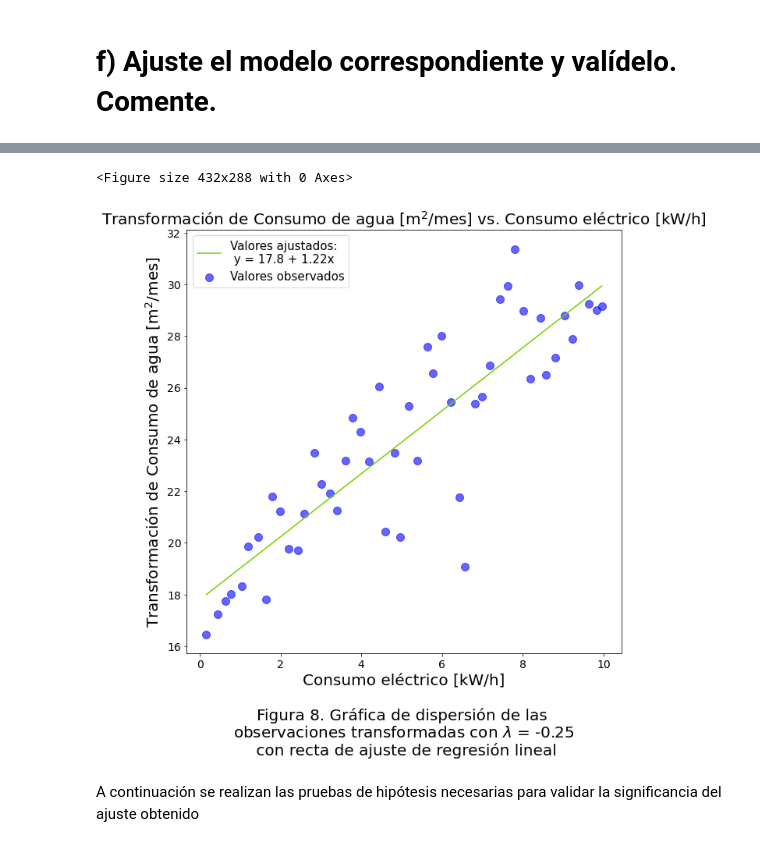
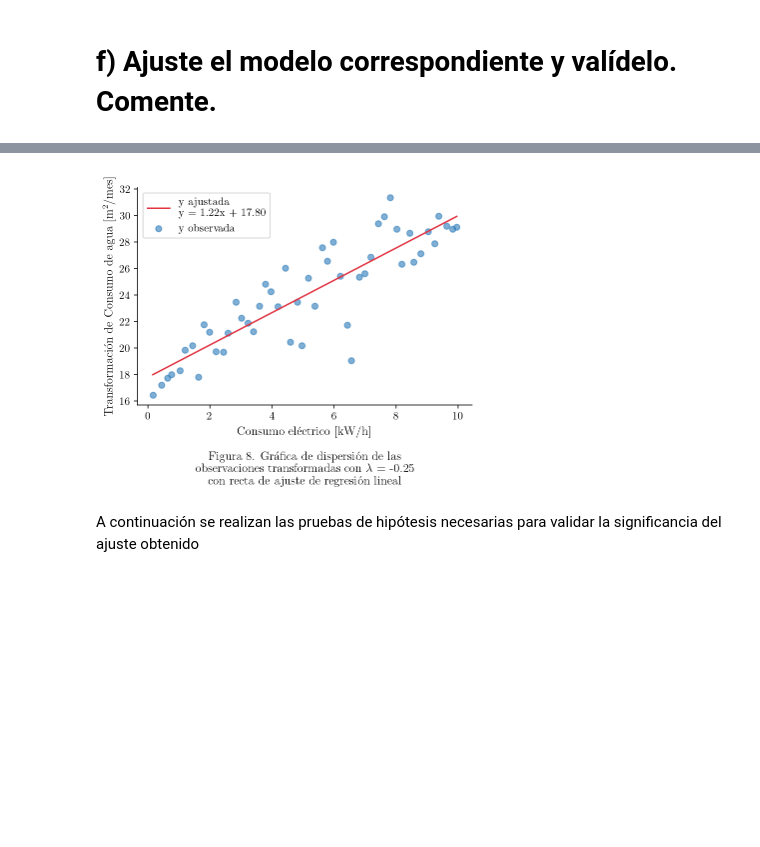
Before and after one commit to cegm/EA2-Entregables, a Jupyter notebook: Controles/Control 2/Control 2.ipynb, the cells around one changed output, grey strips where cells are left out. Drawn from its saved outputs; the diff is of its cells as text; code cells hidden in the pictures; blank space fills up the shorter version.

```diff
--- a/Controles/Control 2/Control 2.ipynb
+++ b/Controles/Control 2/Control 2.ipynb
@@ -21,16 +21,13 @@ from scipy import stats
 
 pd.options.display.precision = 2 # Para 2 decimales.
 
-"""
 %matplotlib inline
 %config InlineBackend.figure_format = 'retina'
 
 #Options
 params = {'font.family':'STIXGeneral',
           'text.usetex' : True,
-          'font.size' : 11,
-          #'figure.dpi':100
+          'font.size' : 11
           }
 
 plt.rcParams.update(params)
-"""
@@ -303,6 +383,3 @@ Como podemos observar, ambos tipos de consumo tienen una tendencia creciente. Si
 Por otro lado, a pesar de que el `consumo de agua` empieza con cambios pequeños y crecientes, después de la quinta observación podemos notar que se presentan cambios más grandes entre cada observación y no todos los consumos son mayores que los anteriores. En resumen, los valores del `consumo de agua` tienen más variabilidad que los del `consumo eléctrico`.
 
 Ahora, vamos a graficar los datos tomando en cuenta al `Consumo eléctrico` como la variable independiente y al `Consumo de agua` como la variable dependiente.
-# %%
-caption = "Figura 2. Gráfica de dispersión de la observaciones originales"
-scatter_fit_plot(df, pretty_columns[0], pretty_columns[1], caption)
@@ -328,3 +432,0 @@ y=2.88+1.3X
-# %%
-caption = "Figura 3. Gráfica de de dispersión de las observaciones \n originales con recta de ajuste de regresión lineal"
-scatter_fit_plot(df, pretty_columns[0], pretty_columns[1], caption, y_fit = pretty_columns[2], beta_0 = beta_0, beta_1 = beta_1)
@@ -525,6 +616,16 @@ pretty_columns = ["Consumo eléctrico [kW/h]",
                   "Transformación de Consumo de agua [m$^2$/mes]"]
 df.columns = pretty_columns
 
-caption = "Figura 7. Gráfica de dispersión de las \n" +  r"observaciones transformadas con $\lambda$ = -0.25"
-scatter_fit_plot(df, pretty_columns[0], pretty_columns[3], caption, trans = True)
+params = {
+    'X': df['Consumo eléctrico [kW/h]'],
+    'y': df['Transformación de Consumo de agua [m$^2$/mes]']
+}
+plot(
+    params = [params],
+    num = 7,
+    x_labels = ['Consumo eléctrico [kW/h]'],
+    y_labels = ['Transformación de Consumo de agua [m$^2$/mes]'],
+    captions = ["Gráfica de dispersión de las \n" +  r"observaciones transformadas con $\lambda$ = -0.25"],
+    types = ['scatter']
+)
 # %% [output]
@@ -539,21 +639,31 @@ En esta sección se obtiene un ajuste de regresión lineal a partir de los datos
 # %%
 working_columns = ["x", "y", "y_fit", "y_trans"]
 df.columns = working_columns
 
 df["y_fit_trans"], beta_0, beta_1 = fit(df, "x", "y_trans")
 
 pretty_columns = ["Consumo eléctrico [kW/h]",
                   "Consumo de agua [m$^2$/mes]",
                   "Ajuste lineal (respuesta original)",
                   "Transformación de Consumo de agua [m$^2$/mes]",
                   "Ajuste lineal (respuesta transformada)"]
 df.columns = pretty_columns
-
-caption = "Figura 8. Gráfica de dispersión de las \n" +  r"observaciones transformadas con $\lambda$ = -0.25" + "\n con recta de ajuste de regresión lineal"
-scatter_fit_plot(df, pretty_columns[0], pretty_columns[3], caption, y_fit = pretty_columns[4], beta_0 = beta_0, beta_1 = beta_1)
+params = {
+    'X': df['Consumo eléctrico [kW/h]'],
+    'y': df['Transformación de Consumo de agua [m$^2$/mes]'],
+    'b0': beta_0,
+    'b1': beta_1
+}
+plot(
+    params = [params],
+    num = 8,
+    x_labels = ['Consumo eléctrico [kW/h]'],
+    y_labels = ['Transformación de Consumo de agua [m$^2$/mes]'],
+    captions = ["Gráfica de dispersión de las \n" +  r"observaciones transformadas con $\lambda$ = -0.25" + "\n con recta de ajuste de regresión lineal"],
+    types = ['modelo']
+)
 # %% [output]
-<Figure size 432x288 with 0 Axes>
-[figure, old version]
+[figure, new version]
 # %% [markdown]
 A continuación se realizan las pruebas de hipótesis necesarias para validar la significancia del ajuste obtenido
 # %%
```
Also changed, not shown: parts of 28 cells of this notebook, 2 other files.
